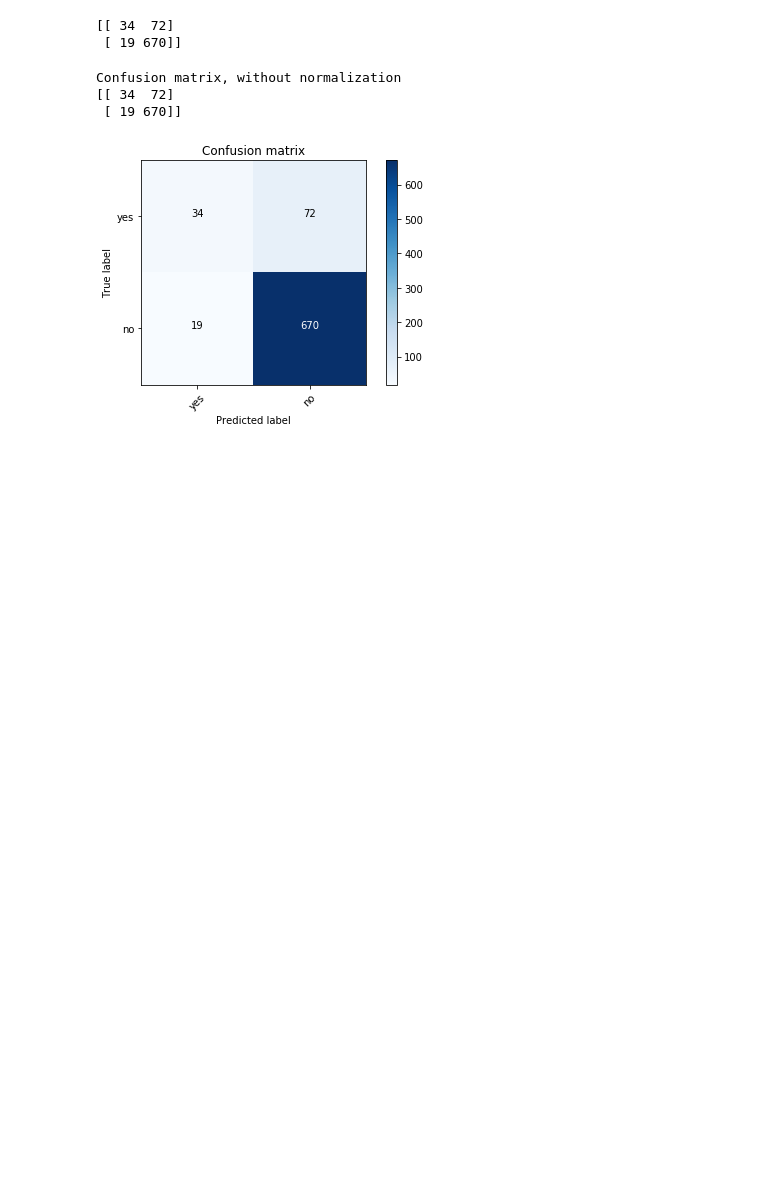
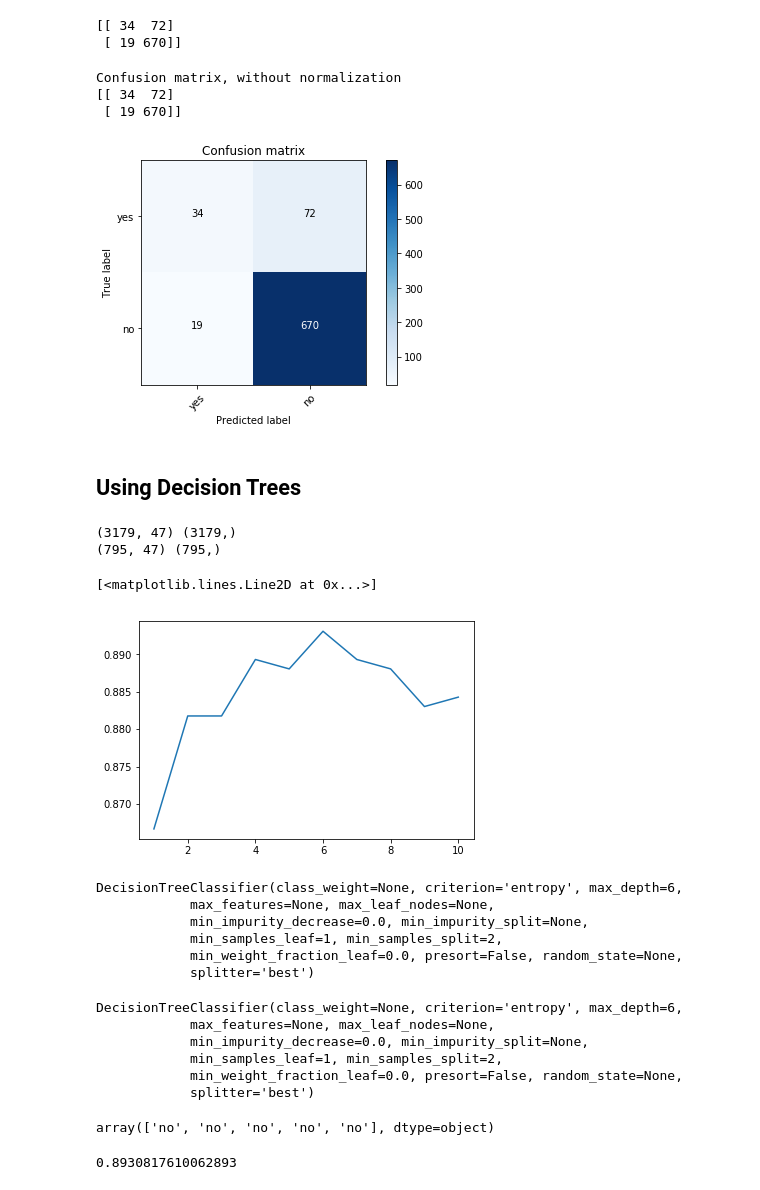
Before and after one commit to sachinprabhu90/CustomerSegmentation, a Jupyter notebook: CustomerSegmentation.ipynb, the cells around one changed output. Cells and saved outputs as stored; diff of their text form; code cells hidden in the pictures; blank space fills up the shorter version.

Commit message:
Added Decision Tree Algorithm

```diff
--- a/CustomerSegmentation.ipynb
+++ b/CustomerSegmentation.ipynb
@@ -108,4 +109,4 @@ del x['marital_status']
 # %%
-x = pd.get_dummies(x, drop_first=True)
+x_dummies = pd.get_dummies(x, drop_first=True)
 # %%
 from sklearn.model_selection import train_test_split
@@ -139,6 +140,6 @@ Test set Accuracy: 0.87
 ## K Nearest Neighbour algorithm prodces results with 87% accuracy
 # %%
 from sklearn import preprocessing
-X = preprocessing.StandardScaler().fit(x).transform(x)
+X = preprocessing.StandardScaler().fit(x_dummies).transform(x_dummies)
 X[0:5]
 # %% [output]
@@ -256,3 +257,70 @@ Confusion matrix, without normalization
 [[ 34  72]
  [ 19 670]]
 [figure]
+# %% [markdown]
+## Using Decision Trees
+# %%
+# Decision Trees
+
+x = pd.get_dummies(x,drop_first=True)
+
+from sklearn.model_selection import train_test_split
+
+X_train,X_test,y_train,y_test = train_test_split(X,y,test_size=0.2,random_state=4)
+
+print(X_train.shape,y_train.shape)
+print(X_test.shape,y_test.shape)
+# %% [output]
+(3179, 47) (3179,)
+(795, 47) (795,)
+# %%
+#Cheking the optimal Depth
+
+def get_accuracy_dict():
+    accuracy_dict = {}
+    for max_depth in range(1,11):
+        tree = DecisionTreeClassifier(criterion='entropy', max_depth=max_depth)
+        tree.fit(X_train,y_train)
+        yhat = tree.predict(X_test)
+        accuracy_dict[max_depth] = accuracy_score(y_test,yhat)
+    return accuracy_dict
+
+accuracy_dict = get_accuracy_dict()
+lists = sorted(accuracy_dict.items())
+x_plot,y_plot = zip(*lists)
+plt.plot(x_plot,y_plot)
+# %% [output]
+[<matplotlib.lines.Line2D at 0x...>]
+[figure, added]
+# %%
+from sklearn.tree import DecisionTreeClassifier
+
+tree = DecisionTreeClassifier(criterion = 'entropy',max_depth=6)
+tree
+# %% [output]
+DecisionTreeClassifier(class_weight=None, criterion='entropy', max_depth=6,
+            max_features=None, max_leaf_nodes=None,
+            min_impurity_decrease=0.0, min_impurity_split=None,
+            min_samples_leaf=1, min_samples_split=2,
+            min_weight_fraction_leaf=0.0, presort=False, random_state=None,
+            splitter='best')
+# %%
+tree.fit(X_train,y_train)
+# %% [output]
+DecisionTreeClassifier(class_weight=None, criterion='entropy', max_depth=6,
+            max_features=None, max_leaf_nodes=None,
+            min_impurity_decrease=0.0, min_impurity_split=None,
+            min_samples_leaf=1, min_samples_split=2,
+            min_weight_fraction_leaf=0.0, presort=False, random_state=None,
+            splitter='best')
+# %%
+yhat = tree.predict(X_test)
+yhat[:5]
+# %% [output]
+array(['no', 'no', 'no', 'no', 'no'], dtype=object)
+# %%
+from sklearn.metrics import accuracy_score
+
+accuracy_score(y_test,yhat)
+# %% [output]
+0.8930817610062893
```
Also changed, not shown: parts of 6 cells of this notebook.
